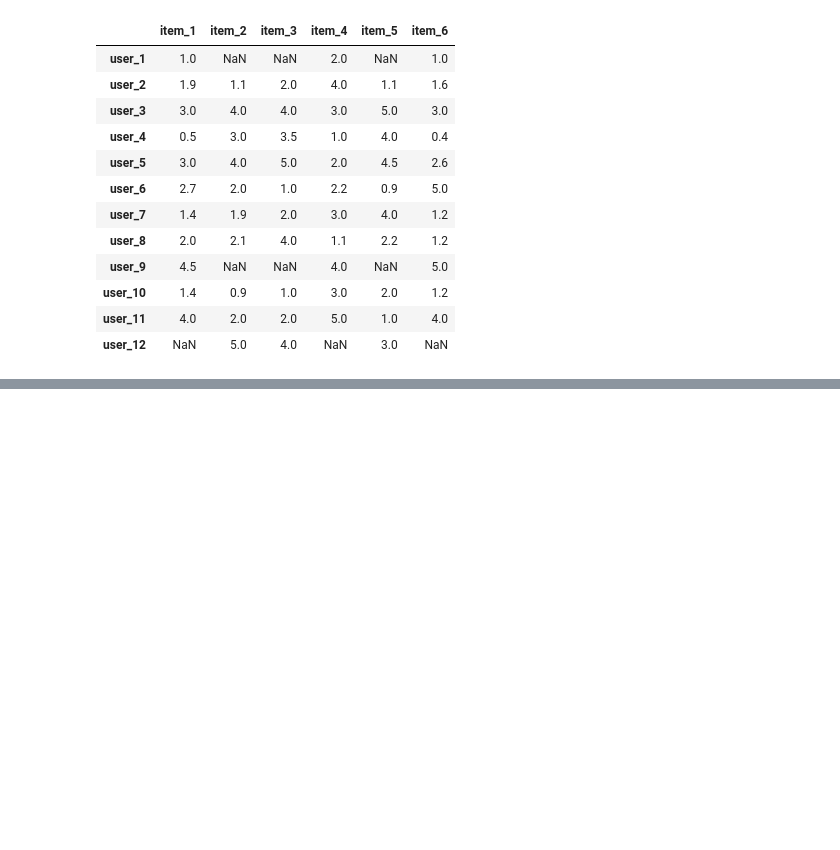
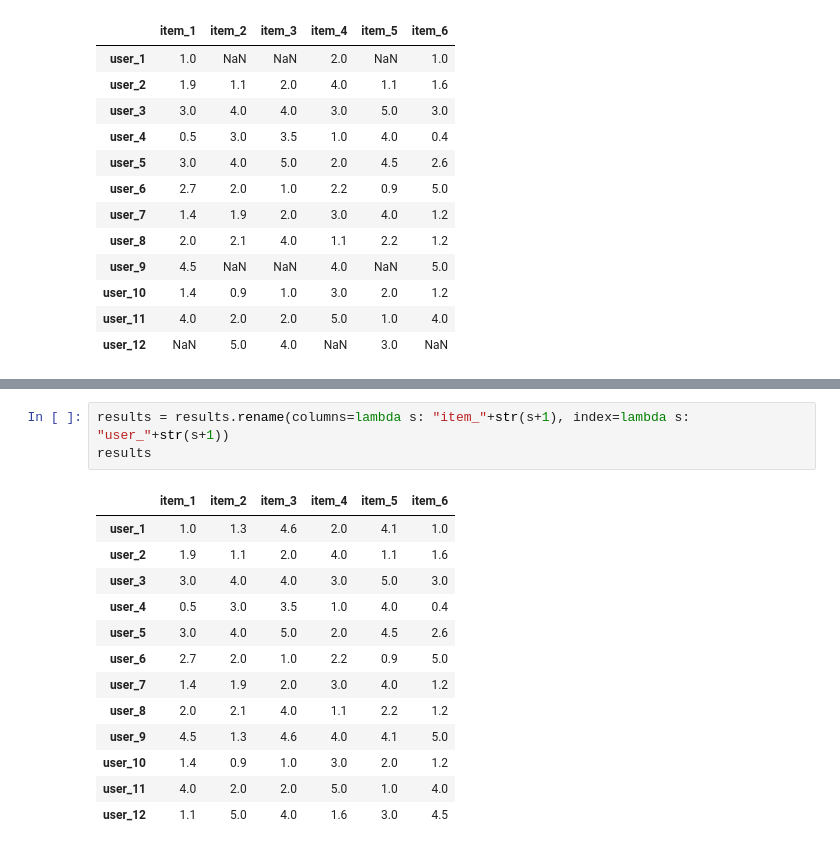
Before and after one commit to vanessa920/hbap-brain-teasers, a Jupyter notebook: Recommendation_System/Recommendation-Predictor-Vanessa.ipynb, the cells around one changed output, grey strips where cells are left out. Saved outputs shown, nothing was run; the diff lists cells and outputs as text; blank space fills up the shorter version.

```diff
--- a/Recommendation_System/Recommendation-Predictor-Vanessa.ipynb
+++ b/Recommendation_System/Recommendation-Predictor-Vanessa.ipynb
@@ -262,0 +521,17 @@ result # Now we can predict 10 users' rating on all items
+# %%
+results = results.rename(columns=lambda s: "item_"+str(s+1), index=lambda s: "user_"+str(s+1))
+results
+# %% [output]
+|  | item_1 | item_2 | item_3 | item_4 | item_5 | item_6 |
+| user_1 | 1.0 | 1.3 | 4.6 | 2.0 | 4.1 | 1.0 |
+| user_2 | 1.9 | 1.1 | 2.0 | 4.0 | 1.1 | 1.6 |
+| user_3 | 3.0 | 4.0 | 4.0 | 3.0 | 5.0 | 3.0 |
+| user_4 | 0.5 | 3.0 | 3.5 | 1.0 | 4.0 | 0.4 |
+| user_5 | 3.0 | 4.0 | 5.0 | 2.0 | 4.5 | 2.6 |
+| user_6 | 2.7 | 2.0 | 1.0 | 2.2 | 0.9 | 5.0 |
+| user_7 | 1.4 | 1.9 | 2.0 | 3.0 | 4.0 | 1.2 |
+| user_8 | 2.0 | 2.1 | 4.0 | 1.1 | 2.2 | 1.2 |
+| user_9 | 4.5 | 1.3 | 4.6 | 4.0 | 4.1 | 5.0 |
+| user_10 | 1.4 | 0.9 | 1.0 | 3.0 | 2.0 | 1.2 |
+| user_11 | 4.0 | 2.0 | 2.0 | 5.0 | 1.0 | 4.0 |
+| user_12 | 1.1 | 5.0 | 4.0 | 1.6 | 3.0 | 4.5 |
```
Also changed, not shown: parts of 17 cells of this notebook, 1 other file.
